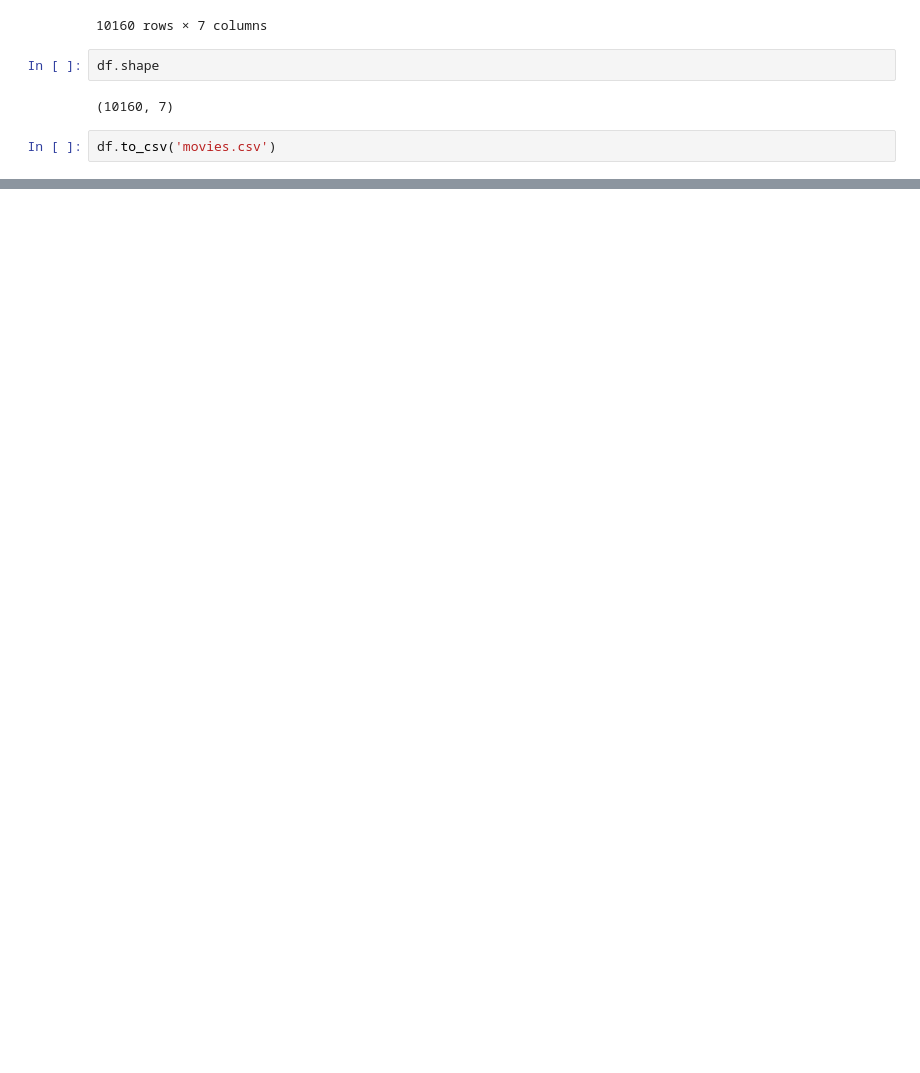
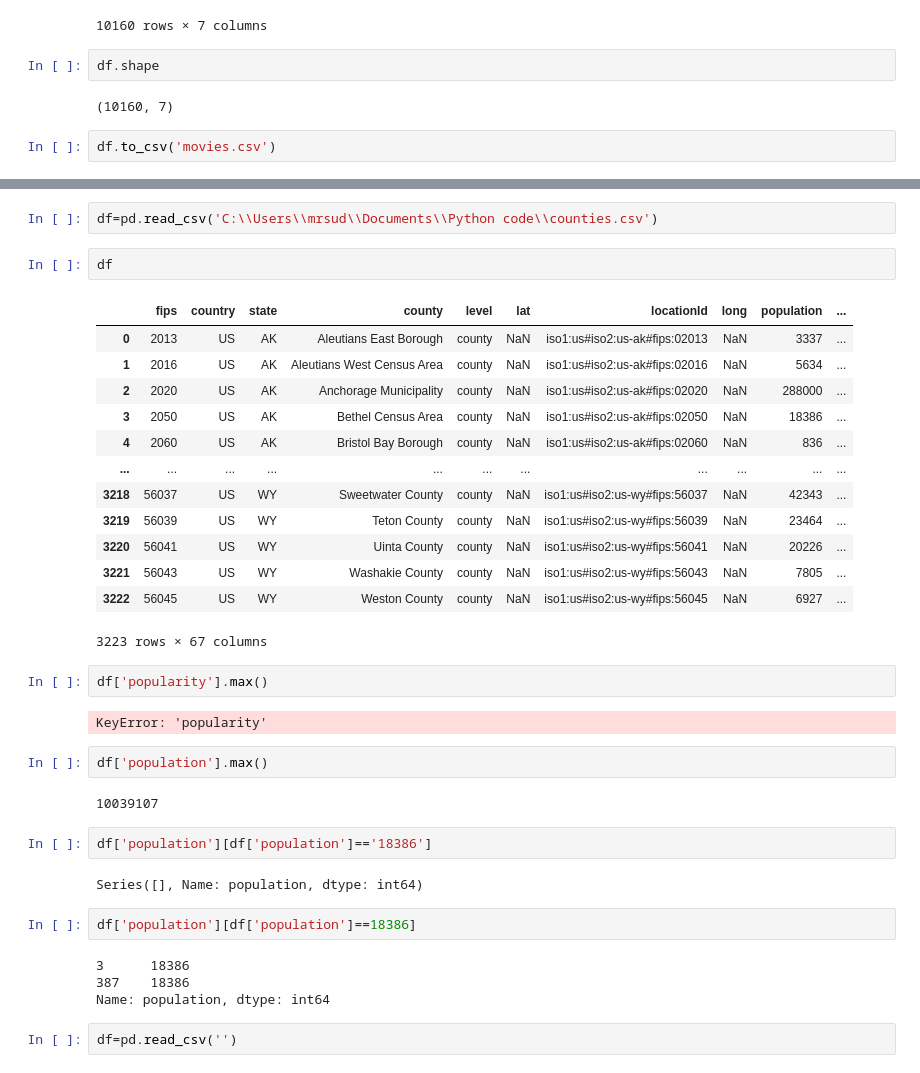
Before and after one commit to sudarshan-uprety/Machine-Leaning, a Jupyter notebook: Collecting datasets from random API/Notebook.ipynb, the cells around one changed output, grey strips where cells are left out. Saved outputs shown, nothing was run; the diff lists cells and outputs as text; blank space fills up the shorter version.

```diff
--- a/Collecting datasets from random API/Notebook.ipynb
+++ b/Collecting datasets from random API/Notebook.ipynb
@@ -114,0 +135,38 @@ df.to_csv('movies.csv')
+# %%
+df=pd.read_csv('C:\\Users\\mrsud\\Documents\\Python code\\counties.csv')
+# %%
+df
+# %% [output]
+|  | fips | country | state | county | level | lat | locationId | long | population | ... |
+| 0 | 2013 | US | AK | Aleutians East Borough | county | NaN | iso1:us#iso2:us-ak#fips:02013 | NaN | 3337 | ... |
+| 1 | 2016 | US | AK | Aleutians West Census Area | county | NaN | iso1:us#iso2:us-ak#fips:02016 | NaN | 5634 | ... |
+| 2 | 2020 | US | AK | Anchorage Municipality | county | NaN | iso1:us#iso2:us-ak#fips:02020 | NaN | 288000 | ... |
+| 3 | 2050 | US | AK | Bethel Census Area | county | NaN | iso1:us#iso2:us-ak#fips:02050 | NaN | 18386 | ... |
+| 4 | 2060 | US | AK | Bristol Bay Borough | county | NaN | iso1:us#iso2:us-ak#fips:02060 | NaN | 836 | ... |
+| ... | ... | ... | ... | ... | ... | ... | ... | ... | ... | ... |
+| 3218 | 56037 | US | WY | Sweetwater County | county | NaN | iso1:us#iso2:us-wy#fips:56037 | NaN | 42343 | ... |
+| 3219 | 56039 | US | WY | Teton County | county | NaN | iso1:us#iso2:us-wy#fips:56039 | NaN | 23464 | ... |
+| 3220 | 56041 | US | WY | Uinta County | county | NaN | iso1:us#iso2:us-wy#fips:56041 | NaN | 20226 | ... |
+| 3221 | 56043 | US | WY | Washakie County | county | NaN | iso1:us#iso2:us-wy#fips:56043 | NaN | 7805 | ... |
+| 3222 | 56045 | US | WY | Weston County | county | NaN | iso1:us#iso2:us-wy#fips:56045 | NaN | 6927 | ... |
+3223 rows × 67 columns
+# %%
+df['popularity'].max()
+# %% [output]
+KeyError: 'popularity'
+# %%
+df['population'].max()
+# %% [output]
+10039107
+# %%
+df['population'][df['population']=='18386']
+# %% [output]
+Series([], Name: population, dtype: int64)
+# %%
+df['population'][df['population']==18386]
+# %% [output]
+3      18386
+387    18386
+Name: population, dtype: int64
+# %%
+df=pd.read_csv('')
```
Also changed, not shown: parts of 3 cells of this notebook.
